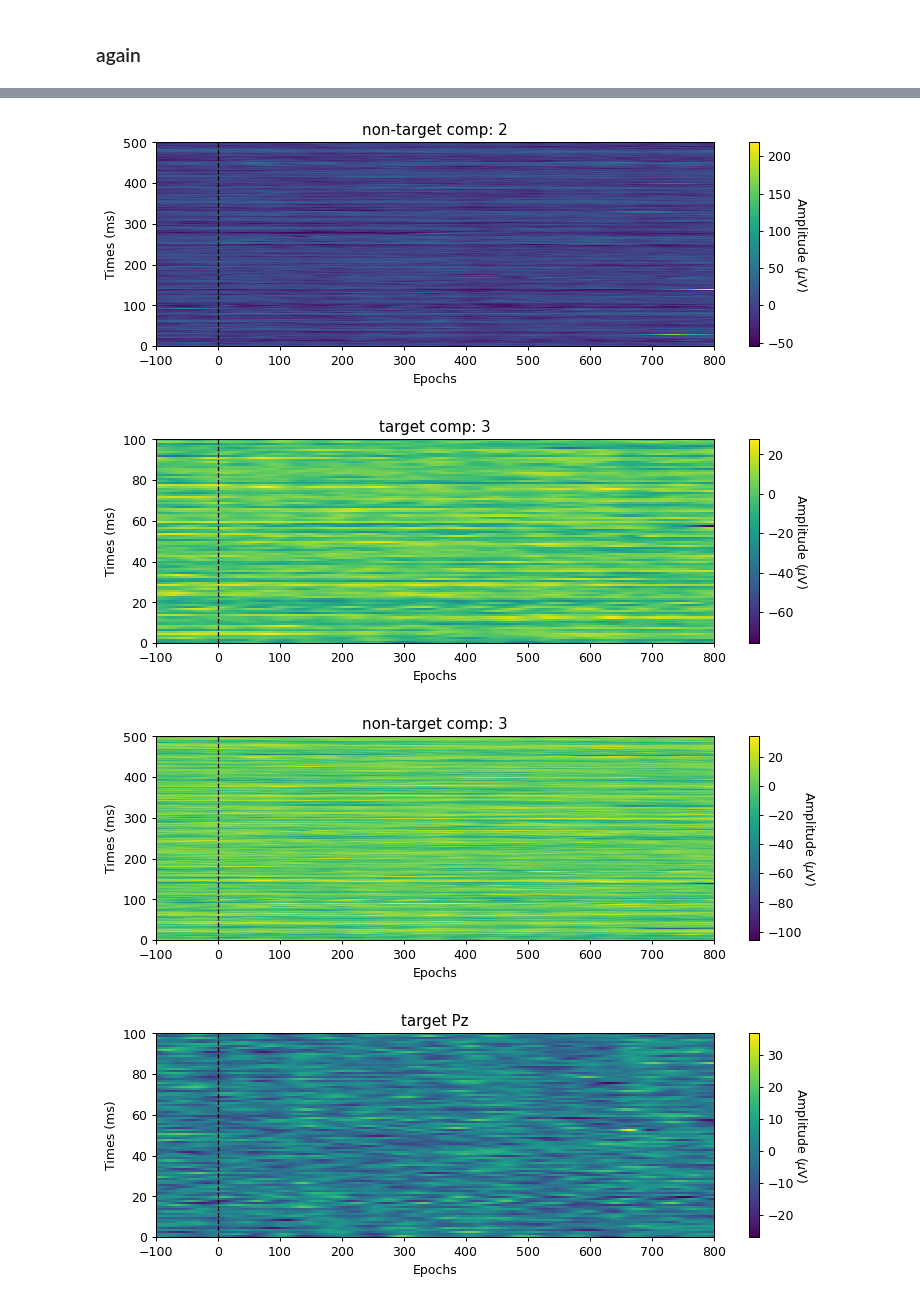
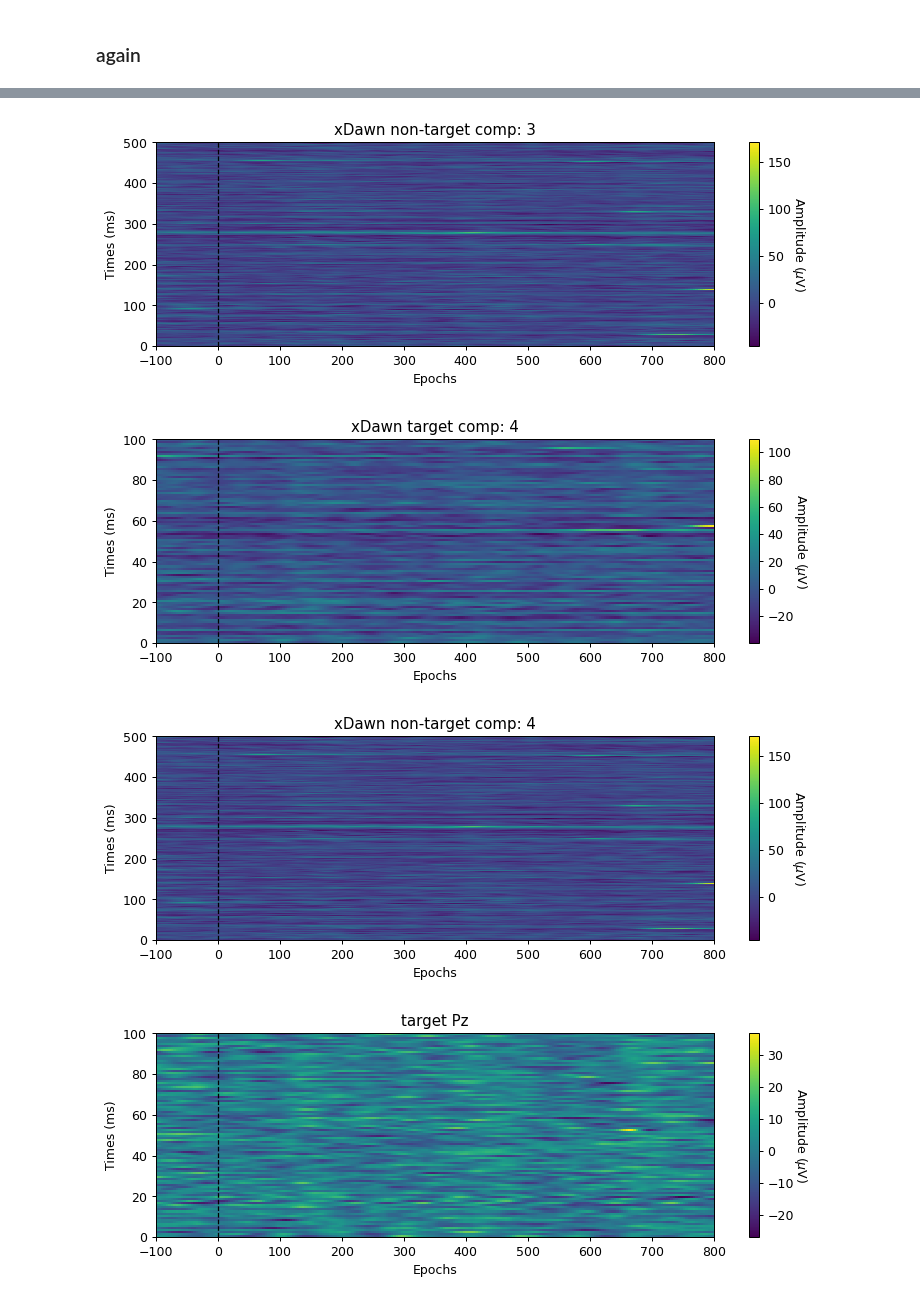
Before and after one commit to Surfincolin/openbci-standards, a Jupyter notebook: Speller_Analysis_2.ipynb, the cells around one changed output, grey strips where cells are left out. Saved outputs shown, nothing was run; the diff lists cells and outputs as text; code cells hidden in the pictures.

```diff
--- a/Speller_Analysis_2.ipynb
+++ b/Speller_Analysis_2.ipynb
@@ -914,16 +914,17 @@ Q_D, R_D = linalg.qr(D, mode='economic')
 # U, s, Vh = linalg.svd(Q_D.T @ Q_X, full_matrices=False)
 phi, lam, psi = linalg.svd(Q_D.T @ Q_X, full_matrices=False)
 print(phi.shape, lam.shape, psi.shape)
+print(lam)
 
 # 4.
-n_f = 3
-phi_i = phi[:,0:n_f]
-psi_i = psi[:,0:n_f]
+n_f = 4
+# phi_i = phi[:,0:n_f]
+# psi_i = psi[:,0:n_f]
 
 # 5.
 filters = []
-for i in range(n_f):
-    u_i = linalg.inv(R_X) @ psi_i[:,i]
+for i in range(psi.shape[1]):
+    u_i = linalg.pinv(R_X) @ psi[:,i]
     filters.append(u_i)
 
 filters = np.array(filters)
@@ -933,7 +934,10 @@ print(filters.shape)
 S_i = []
 for i in range(n_f):
 #     s_i = filters[i,np.newaxis].T @ X
-    s_i = filters[i,np.newaxis] @ X.T
+    print(filters[i].shape, X.shape)
+#     xfiltered = X @ self.filters[:n_f][0]
+#     s_i = filters[i,np.newaxis].T @ X
+    s_i = X @ filters[i]
     S_i.append(s_i)
 
 S_i = np.array(S_i).reshape((n_f, n_t)).T
@@ -952,12 +961,12 @@ s_epochs = np.array(s_epochs)
 target_s_epochs = s_epochs[r1_events[:,2] == 1]
 # target_s_epochs.shape
 for i in range(n_f):
-    plot_epochs(target_s_epochs[:,:,i], tmin=-100, tmax=800)
+    plot_epochs(target_s_epochs[:,:,i], title=f'target component {i+1}', tmin=-100, tmax=800)
 
 nontarget_s_epochs = s_epochs[r1_events[:,2] == 0]
 # target_s_epochs.shape
 for i in range(n_f):
-    plot_epochs(nontarget_s_epochs[:,:,i], title='non-target', tmin=-100, tmax=800)
+    plot_epochs(nontarget_s_epochs[:,:,i], title=f'non-target component {i+1}', tmin=-100, tmax=800)
 # %% [output]
 [figure]
 [figure]
@@ -1213,8 +1264,8 @@ target_s_epochs = s_epochs[r1_events[:,2] == 1]
 nontarget_s_epochs = s_epochs[r1_events[:,2] == 0]
 
 for i in range(r1_filtered.shape[1]):
-    plot_epochs(target_s_epochs[:,:,i], title=f'target comp: {i}', tmin=-100, tmax=800)
-    plot_epochs(nontarget_s_epochs[:,:,i], title=f'non-target comp: {i}', tmin=-100, tmax=800)
+    plot_epochs(target_s_epochs[:,:,pz], title=f'xDawn target comp: {i+1}', tmin=-100, tmax=800)
+    plot_epochs(nontarget_s_epochs[:,:,pz], title=f'xDawn non-target comp: {i+1}', tmin=-100, tmax=800)
 
 _ = plot_epochs(target_epochs[:,:,pz], title=f'target Pz', tmin=-100, tmax=800)
 # %% [output]
@@ -1226,4 +1277,4 @@ _ = plot_epochs(target_epochs[:,:,pz], title=f'target Pz', tmin=-100, tmax=800)
-[figure, old version]
+[figure, new version]
-[figure, old version]
+[figure, new version]
-[figure, old version]
+[figure, new version]
 [figure]
```
Also changed, not shown: parts of 8 cells of this notebook, 1 other file.
